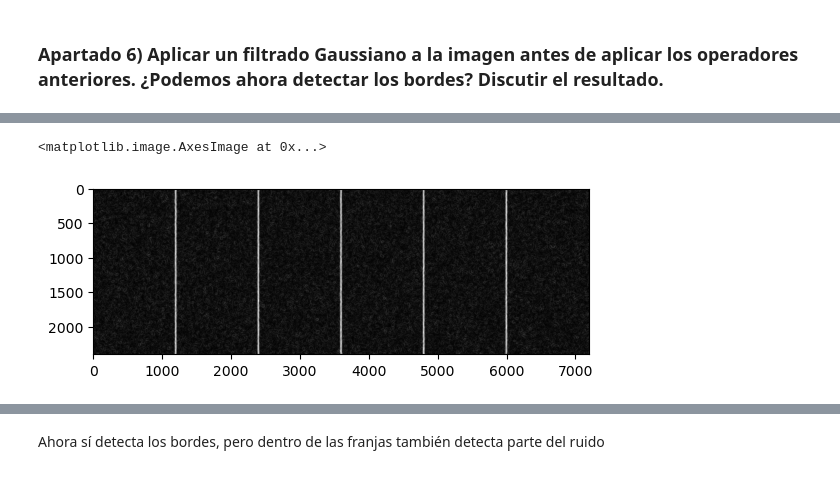
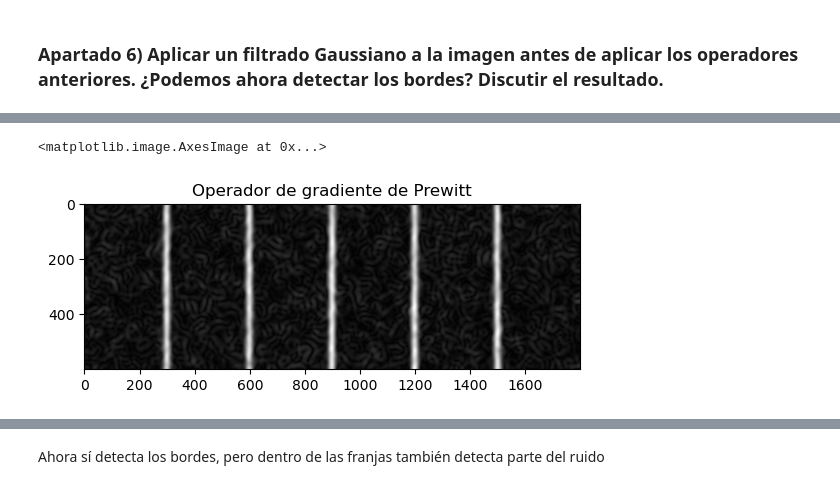
Before and after one commit to andres-rguez/TIV-demo, a Jupyter notebook: Practica_2_AndresRodriguezRamirez.ipynb, the cells around one changed output, grey strips where cells are left out. Cells and saved outputs as stored; diff of their text form; code cells hidden in the pictures.

```diff
--- a/Practica_2_AndresRodriguezRamirez.ipynb
+++ b/Practica_2_AndresRodriguezRamirez.ipynb
@@ -31,3 +29,5 @@ display(img)
+# %%
+img = img.resize(size =(1800,600))
 # %% [markdown]
 ### Apartado 2) Detectar y representar los bordes con un operador de gradiente.
 # %%
@@ -98,9 +120,11 @@ plt.imshow(img, cmap='gray')
 # %%
+#Operador de gradiente de Prewitt
 img_gx = convolve(img, gx)
 img_gy = convolve(img, gy)
 img_prewitt = np.sqrt(img_gx**2 + img_gy**2)
 
+plt.title('Operador de gradiente de Prewitt')
 plt.imshow(img_prewitt/img_prewitt.max(), cmap='gray')
 # %% [output]
 <matplotlib.image.AxesImage at 0x...>
-[figure, old version]
+[figure, new version]
```
Also changed, not shown: parts of 23 cells of this notebook.
